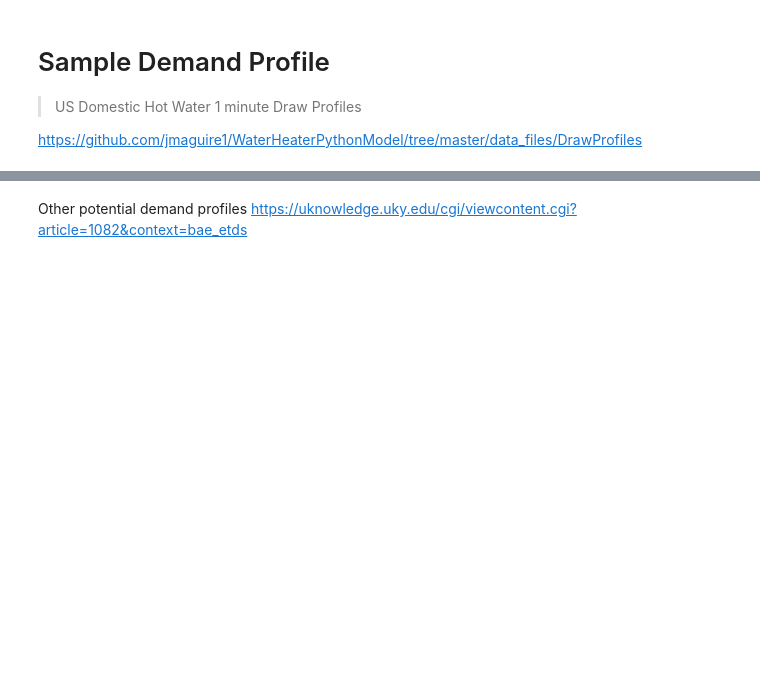
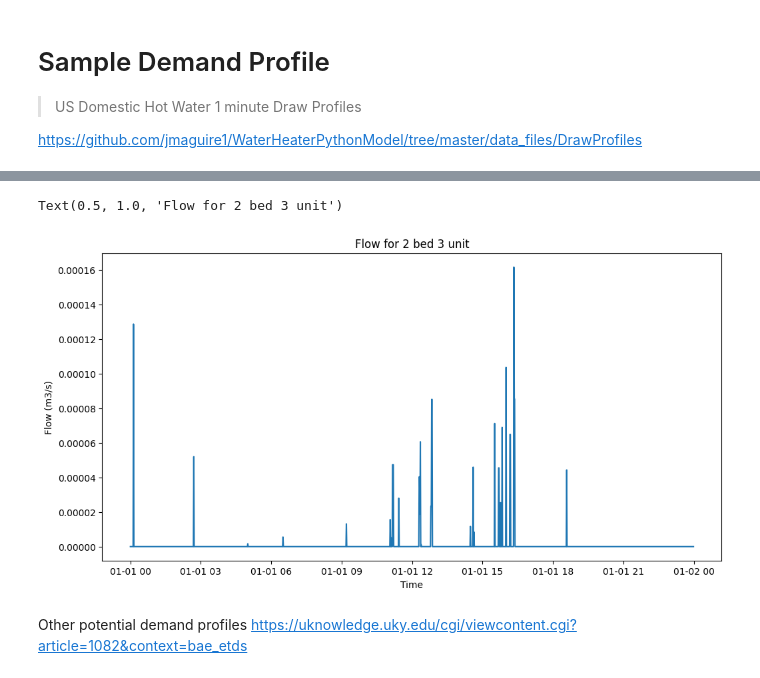
Before and after one commit to CJP123/cylinder, a Jupyter notebook: nbs/05_demand.ipynb, the cells around one changed output, grey strips where cells are left out. Saved outputs shown, nothing was run; the diff lists cells and outputs as text; code cells hidden in the pictures; blank space fills up the shorter version.

```diff
--- a/nbs/05_demand.ipynb
+++ b/nbs/05_demand.ipynb
@@ -78,3 +63,13 @@ Name: 2_3, Length: 525600, dtype: float64
+# %%
+#| export
+fig, ax = plt.subplots(figsize=(12,6))
+ax.plot(flow['2020-01-01'])
+ax.set_ylabel('Flow (m3/s)')
+ax.set_xlabel('Time')
+ax.set_title('Flow for 2 bed 3 unit')
+# %% [output]
+Text(0.5, 1.0, 'Flow for 2 bed 3 unit')
+[figure, added]
 # %% [markdown]
 Other potential demand profiles
 https://uknowledge.uky.edu/cgi/viewcontent.cgi?article=1082&context=bae_etds
```
Also changed, not shown: parts of 3 cells of this notebook, 50 other files.
